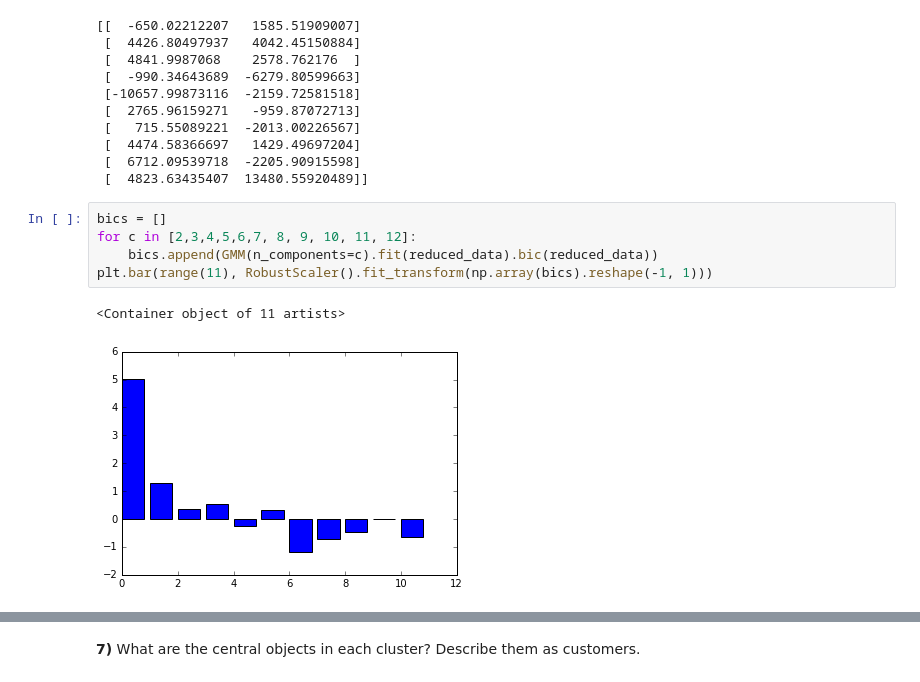
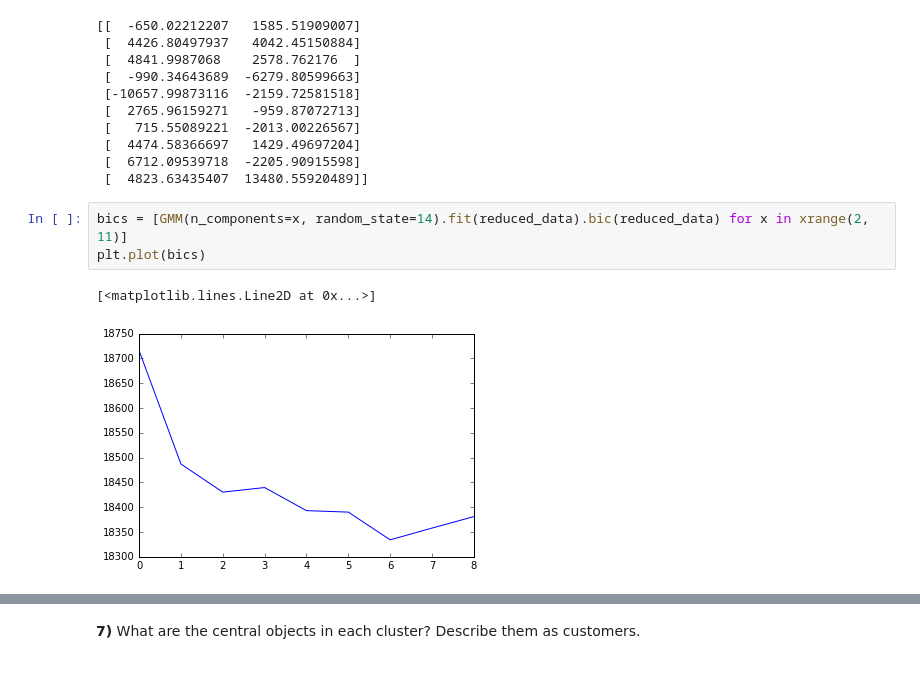
Before and after one commit to uncletomiwa/Customer-Segments, a Jupyter notebook: customer_segments.ipynb, the cells around one changed output, grey strips where cells are left out. Saved outputs shown, nothing was run; the diff lists cells and outputs as text.

```diff
--- a/customer_segments.ipynb
+++ b/customer_segments.ipynb
@@ -152,11 +170,9 @@ print reduced_data[:10]  # print upto 10 elements
  [  4474.58366697   1429.49697204]
  [  6712.09539718  -2205.90915598]
  [  4823.63435407  13480.55920489]]
-# %%
-bics = []
-for c in [2,3,4,5,6,7, 8, 9, 10, 11, 12]:
-    bics.append(GMM(n_components=c).fit(reduced_data).bic(reduced_data))
-plt.bar(range(11), RobustScaler().fit_transform(np.array(bics).reshape(-1, 1)))
-# %% [output]
-<Container object of 11 artists>
-[figure, removed]
+# %%
+bics = [GMM(n_components=x, random_state=14).fit(reduced_data).bic(reduced_data) for x in xrange(2, 11)]
+plt.plot(bics)
+# %% [output]
+[<matplotlib.lines.Line2D at 0x...>]
+[figure, added]
```
Also changed, not shown: parts of 25 cells of this notebook, 1 other file.
